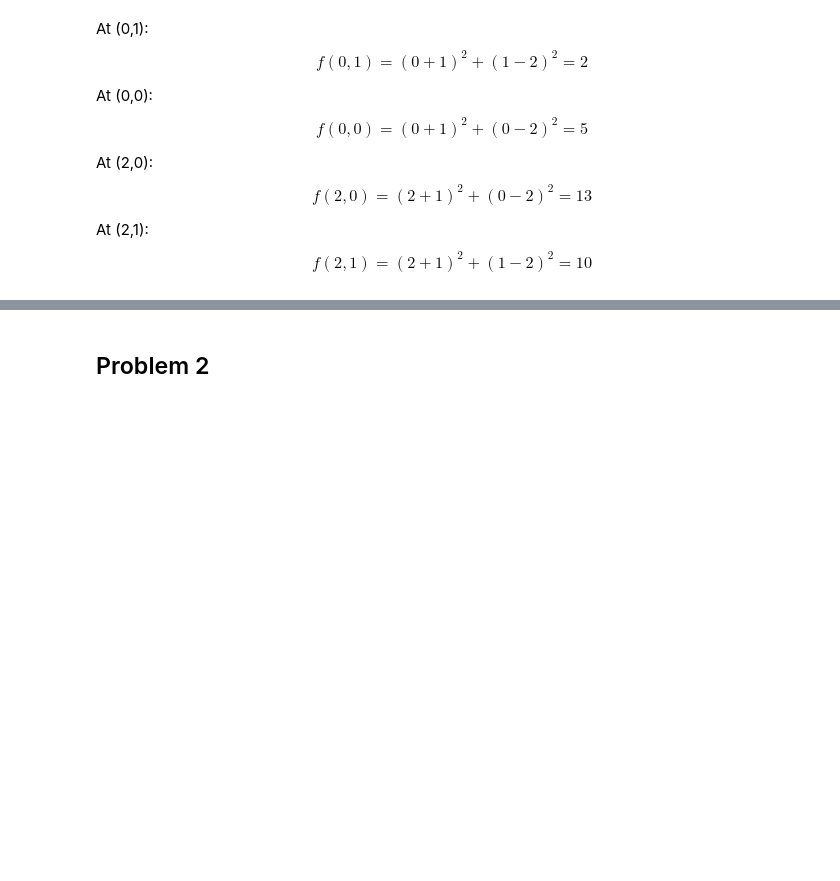
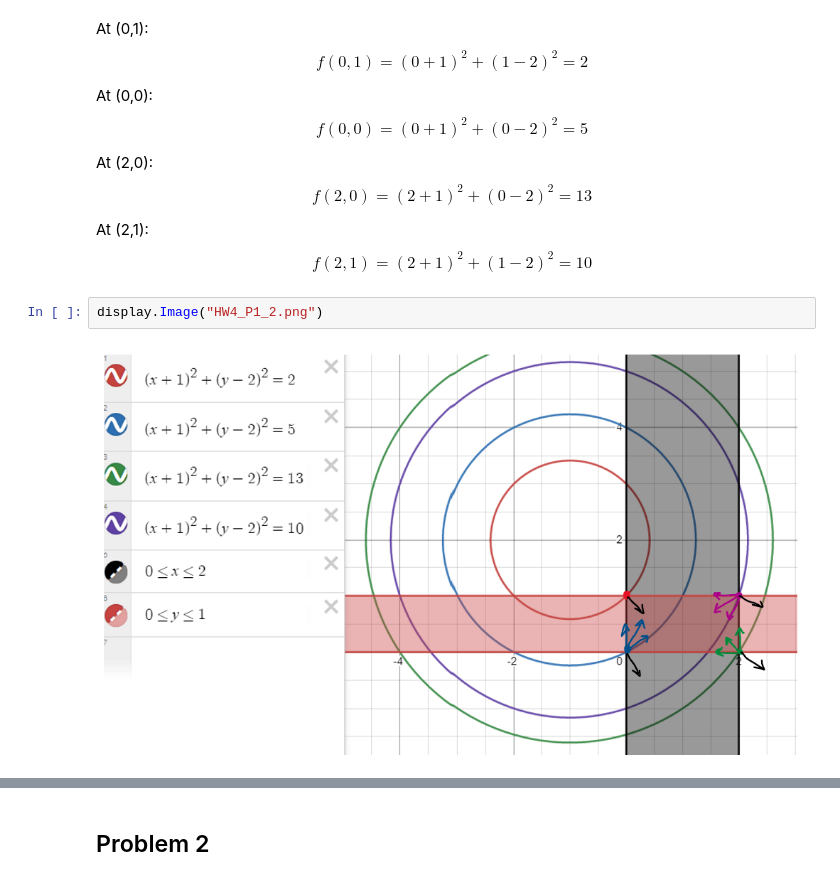
Before and after one commit to aromoher/MAE598, a Jupyter notebook: HW4.ipynb, the cells around one changed output, grey strips where cells are left out. Cells and saved outputs as stored; diff of their text form; blank space fills up the shorter version.

```diff
--- a/HW4.ipynb
+++ b/HW4.ipynb
@@ -21,3 +21,7 @@ $$ f(2,0) = (2+1)^2 + (0-2)^2 = 13 $$
 
 At (2,1):
 $$ f(2,1) = (2+1)^2 + (1-2)^2 = 10 $$
+# %%
+display.Image("HW4_P1_2.png")
+# %% [output]
+[figure, added]
```
Also changed, not shown: parts of 1 cell of this notebook, 1 other file.
